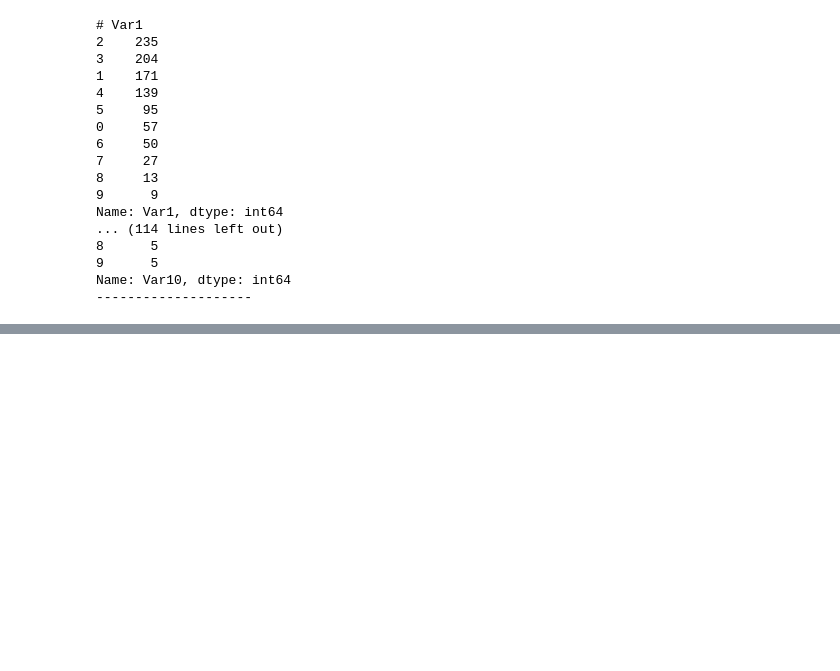
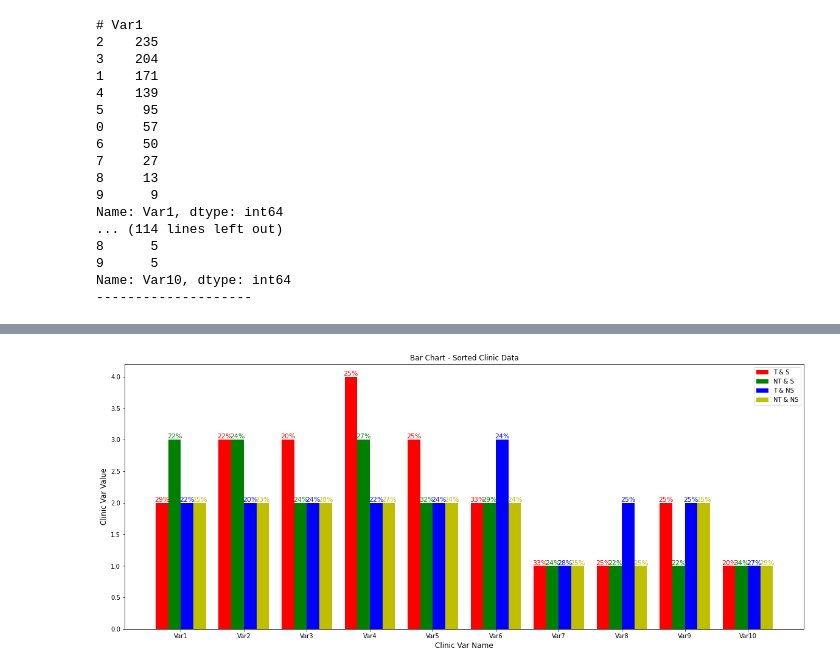
Before and after one commit to code-viz/woo-hac-, a Jupyter notebook: nanhee/analysis.ipynb, the cells around one changed output, grey strips where cells are left out. Saved outputs shown, nothing was run; the diff lists cells and outputs as text; code cells hidden in the pictures; blank space fills up the shorter version.

```diff
--- a/nanhee/analysis.ipynb
+++ b/nanhee/analysis.ipynb
@@ -583,0 +611,28 @@ No Treatment & No Survive
+# %%
+colors = ['r', 'g', 'b', 'y']
+n = 1  # This is our first dataset (out of 2)
+t = 4 # Number of dataset
+d = 10 # Number of sets of bars
+w = 0.8 # Width of each bar
+
+all_x = []
+G = ['T & S', 'NT & S', 'T & NS', 'NT & NS']
+P = {G[0]: treatment_survive_index.shape[0],  G[1]:no_treatment_survive_index.shape[0],
+    G[2]:treatment_no_survive_index.shape[0], G[3]:no_treatment_no_survive_index.shape[0]}
+
+for i, group in enumerate(G):
+    x = [t*element + w*(i+1) for element in range(d)]
+    all_x.append(x)
+    plt.bar(x, TS_x[i*10:(i+1)*10], label=group, color=colors[i])
+    for j, v in enumerate(x):
+        plt.text(v, TS_x[i*10:(i+1)*10][j], '%d%%'% (TS_y[i*10:(i+1)*10][j]/P[group]*100), fontsize=11, color=colors[i], horizontalalignment='center',verticalalignment='bottom')
+
+plt.legend()
+# plt.xticks([(a+b+c+d)/4 for (a,b,c,d) in zip(all_x[0], all_x[1], all_x[2], all_x[3])], outlier_df3.columns)
+plt.xticks([(a+b+c+d)/4 for (a,b,c,d) in zip(*all_x)], outlier_df3.columns)
+plt.xlabel('Clinic Var Name', fontsize=12)
+plt.ylabel('Clinic Var Value', fontsize=12)
+plt.title('Bar Chart - Sorted Clinic Data')
+plt.show()
+# %% [output]
+[figure, added]
```
Also changed, not shown: parts of 12 cells of this notebook.
